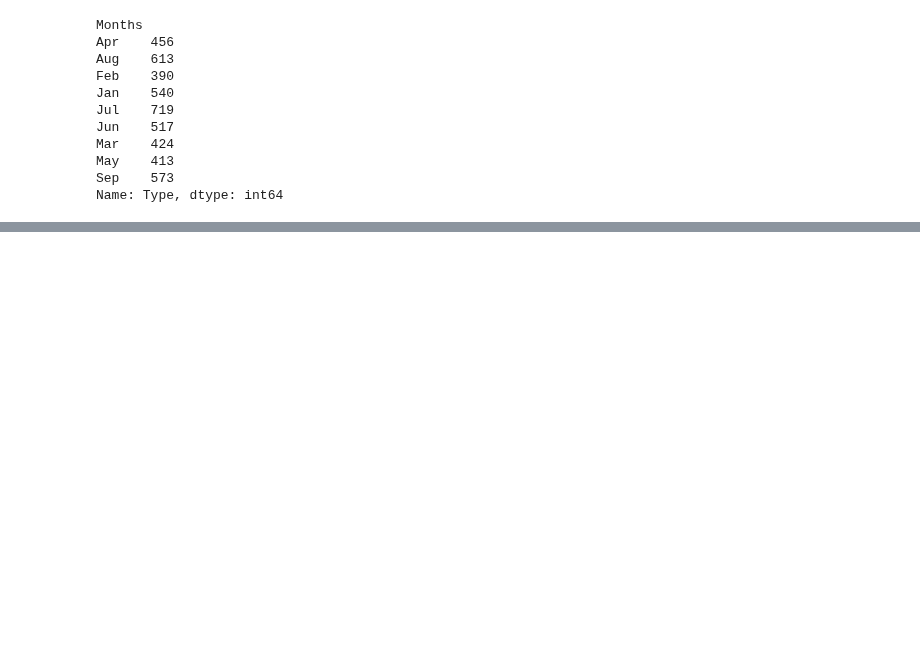
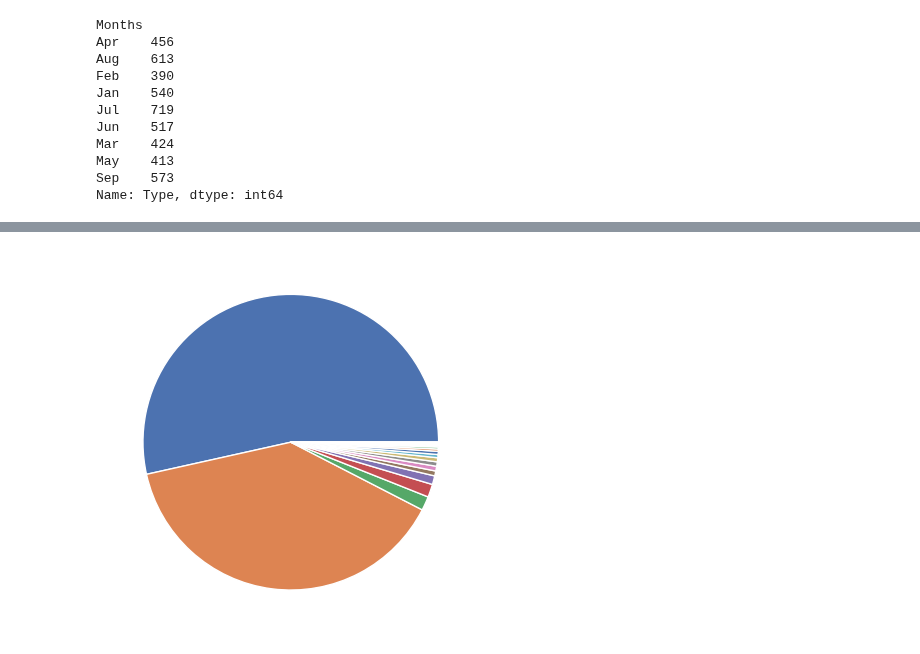
Before and after one commit to Papa-Yaga/quest_2, a Jupyter notebook: Quest_2_Shark_Analysis.ipynb, the cells around one changed output, grey strips where cells are left out. Cells and saved outputs as stored; diff of their text form; code cells hidden in the pictures; blank space fills up the shorter version.

```diff
--- a/Quest_2_Shark_Analysis.ipynb
+++ b/Quest_2_Shark_Analysis.ipynb
@@ -437,0 +462,8 @@ sns.histplot(sharks_rdx["Injury"], color="darkblue")
+# %%
+palette_color = sns.color_palette('mako')
+labels = sharks_rdx["Species"].value_counts().keys()
+
+plt.pie(sharks_rdx["Species"].value_counts())
+plt.show()
+# %% [output]
+[figure, added]
```
Also changed, not shown: parts of 7 cells of this notebook.
